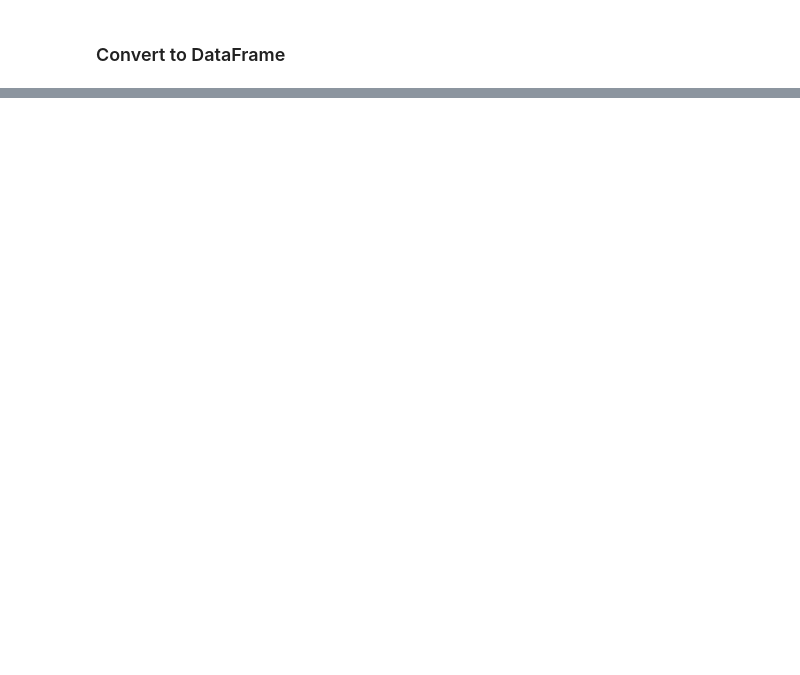
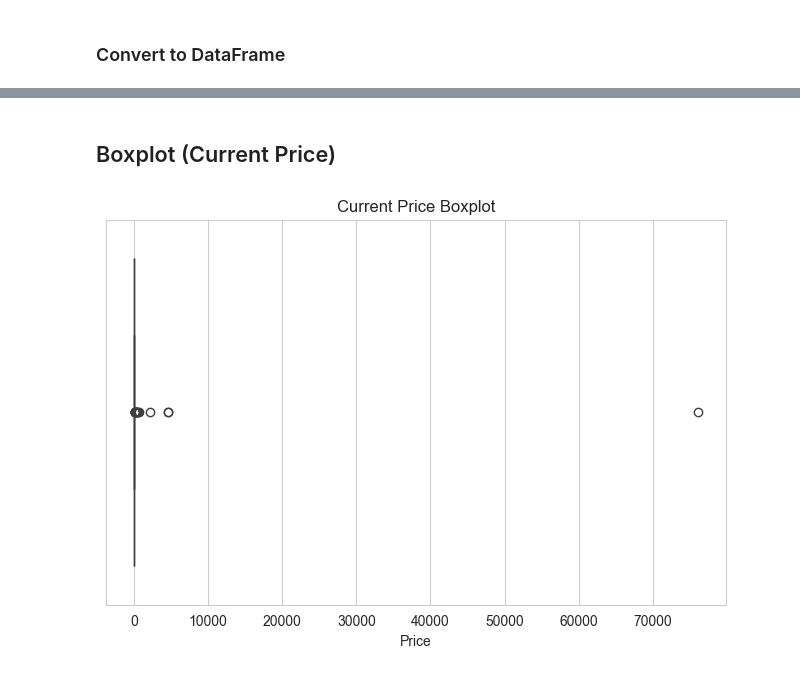
Before and after one commit to MaharjanSumit-59/AI_Data_Internship, a Jupyter notebook: week_5(EDA_Data_Analysis)/Task_4/task4.ipynb, the cells around one changed output, grey strips where cells are left out. Saved outputs shown, nothing was run; the diff lists cells and outputs as text; code cells hidden in the pictures; blank space fills up the shorter version.

```diff
--- a/week_5(EDA_Data_Analysis)/Task_4/task4.ipynb
+++ b/week_5(EDA_Data_Analysis)/Task_4/task4.ipynb
@@ -107,0 +260,22 @@ df.head()
+# %% [markdown]
+## Boxplot (Current Price)
+# %%
+plt.figure(figsize=(8,5))
+
+sns.boxplot(
+    x=df["current_price"]
+)
+
+plt.title(
+    "Current Price Boxplot"
+)
+
+plt.xlabel("Price")
+
+plt.savefig(
+    "charts/price_boxplot.png"
+)
+
+plt.show()
+# %% [output]
+[figure, added]
```
Also changed, not shown: parts of 28 cells of this notebook, 8 other files.
